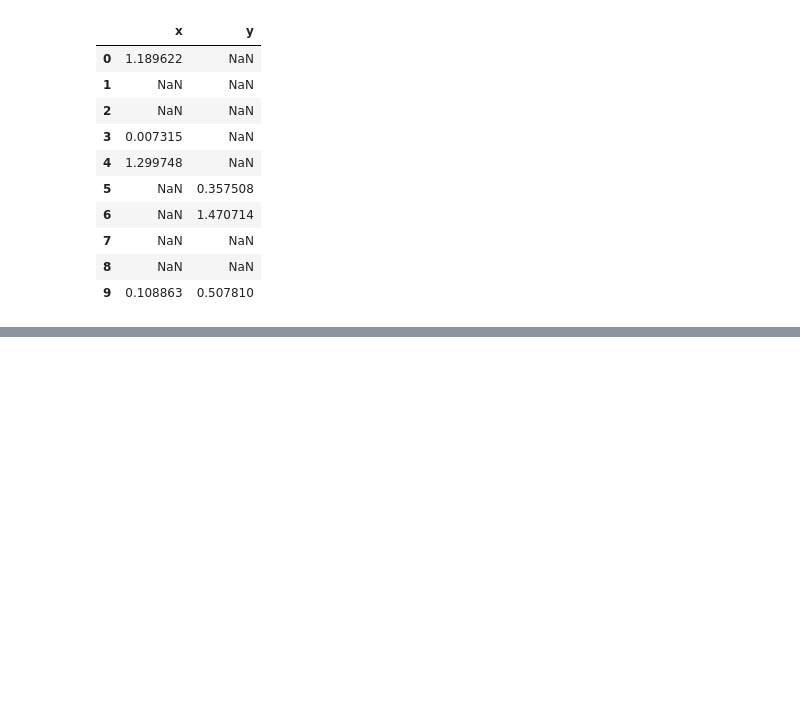
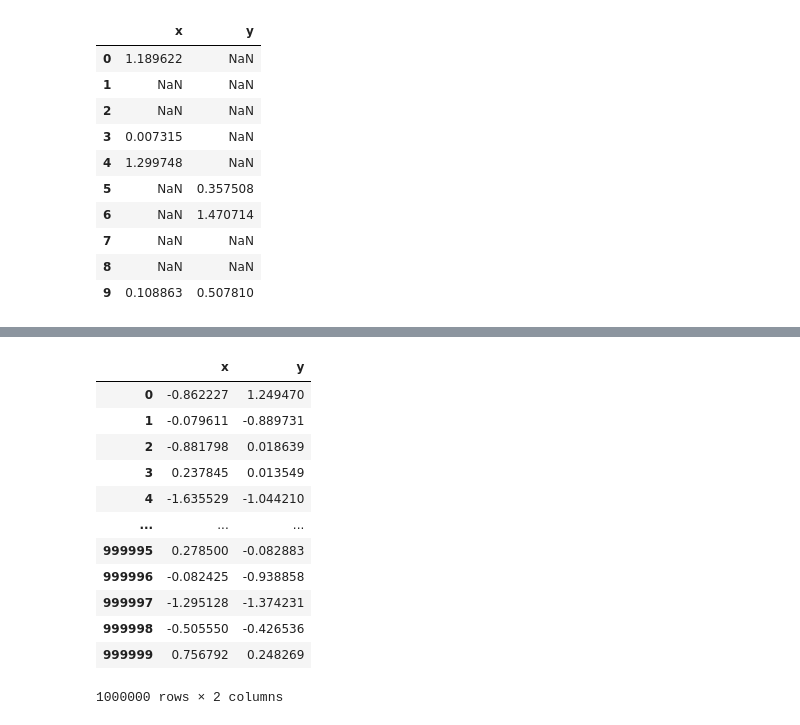
Before and after one commit to quyenphamkhac/py4fin, a Jupyter notebook: learning_resources/pandas.ipynb, the cells around one changed output, grey strips where cells are left out. Saved outputs shown, nothing was run; the diff lists cells and outputs as text; code cells hidden in the pictures; blank space fills up the shorter version.

```diff
--- a/learning_resources/pandas.ipynb
+++ b/learning_resources/pandas.ipynb
@@ -711,0 +894,2 @@ df[df > 0]
+# %%
+data = np.random.standard_normal((1000000, 2))
@@ -711,0 +900,2 @@ df[df > 0]
+# %%
+df = pd.DataFrame(data, columns=['x', 'y'])
@@ -711,0 +919,16 @@ df[df > 0]
+# %%
+df
+# %% [output]
+|  | x | y |
+| 0 | -0.862227 | 1.249470 |
+| 1 | -0.079611 | -0.889731 |
+| 2 | -0.881798 | 0.018639 |
+| 3 | 0.237845 | 0.013549 |
+| 4 | -1.635529 | -1.044210 |
+| ... | ... | ... |
+| 999995 | 0.278500 | -0.082883 |
+| 999996 | -0.082425 | -0.938858 |
+| 999997 | -1.295128 | -1.374231 |
+| 999998 | -0.505550 | -0.426536 |
+| 999999 | 0.756792 | 0.248269 |
+1000000 rows × 2 columns
```
Also changed, not shown: parts of 35 cells of this notebook.
